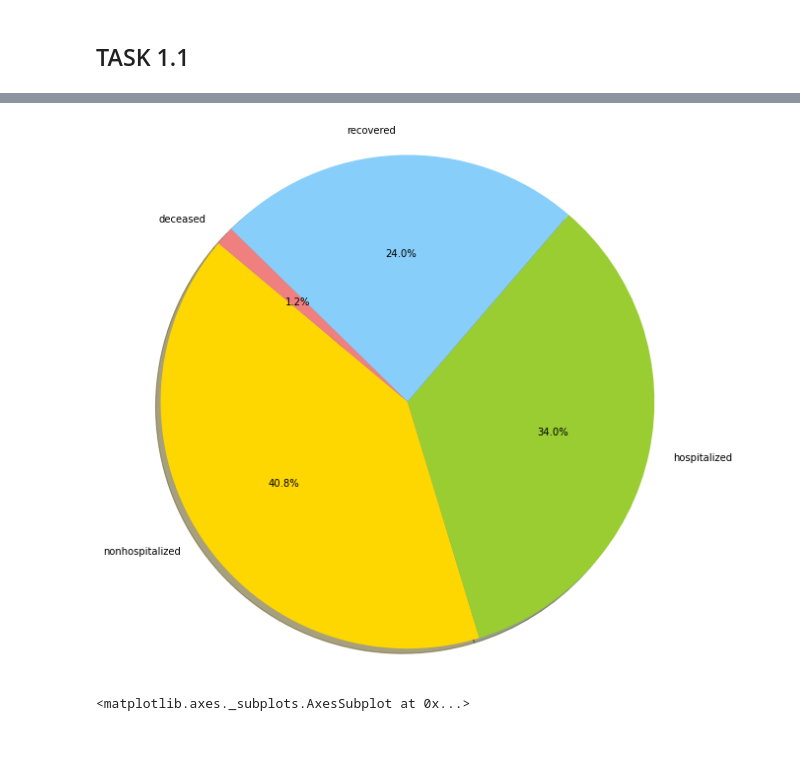
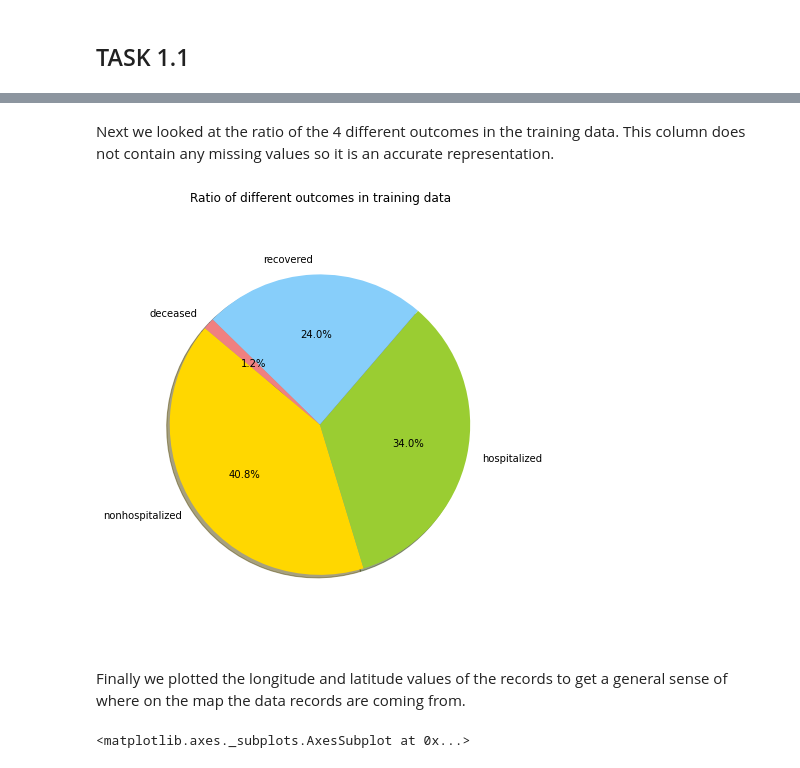
Before and after one commit to shaygrose/459Proj, a Jupyter notebook: src/eda.ipynb, the cells around one changed output, grey strips where cells are left out. Drawn from its saved outputs; the diff is of its cells as text; code cells hidden in the pictures; blank space fills up the shorter version.

```diff
--- a/src/eda.ipynb
+++ b/src/eda.ipynb
@@ -89,0 +109,20 @@ plt.show()
+# %%
+def convert_date_range(dates):
+    if "-" in dates:
+        beg, _ = dates.split("-")
+        return beg.strip()
+    else:
+        return dates
+
+# convert date ranges to single date
+train['date_confirmation'] = train['date_confirmation'].apply(
+    lambda x: convert_date_range(x) if isinstance(x, str) else x)
+test['date_confirmation'] = test['date_confirmation'].apply(
+    lambda x: convert_date_range(x) if isinstance(x, str) else x)
+
+
+# convert dates to proper datetime object for easier access of components (month, day etc.)
+train['date_confirmation'] = pd.to_datetime(
+    train['date_confirmation'], format='%d.%m.%Y')
+test['date_confirmation'] = pd.to_datetime(
+    test['date_confirmation'], format='%d.%m.%Y')
@@ -89,0 +131,20 @@ plt.show()
+# %%
+train['month'] = train['date_confirmation'].apply(lambda x: x.month)
+train['day'] = train['date_confirmation'].apply(lambda x: x.day)
+
+months = train.groupby(['month', 'day'])['country'].count().reset_index()
+
+fig, ax = plt.subplots()
+months['country'].plot(kind="line")
+ticks = [0, 30, 60, 90, 120, 150]
+ax.set_xticks(ticks)
+ax.set_xlabel("Month (in 2020)")
+ax.set_ylabel("Number of cases confirmed")
+ax.set_title("Number of confirmed cases worldwide over time")
+
+dic = { 0 : "January", 30 : "February", 60 : "March", 90 : "April", 120 : "May", 150 : "June"}
+labels = [ticks[i] if t not in dic.keys() else dic[t] for i,t in enumerate(ticks)]
+
+ax.set_xticklabels(labels)
+
+plt.show()
@@ -90,17 +153,22 @@ plt.show()
+# %% [markdown]
+Next we looked at the ratio of the 4 different outcomes in the training data. This column does not contain any missing values so it is an accurate representation.
 # %%
 outcome = train['outcome']
 outcome = outcome.value_counts()
 xlocs = [i for i in outcome.index]
 ylocs = [i for i in outcome]
-plt.figure(figsize=(10,10))
+plt.figure(figsize=(6,8))
 colors = ['gold', 'yellowgreen', 'lightskyblue', 'lightcoral']
 explode = (0, 0, 0, 0)
 plt.pie(ylocs, explode=explode, labels=xlocs, colors=colors,
 autopct='%1.1f%%', shadow=True, startangle=140)
+plt.title("Ratio of different outcomes in training data")
 plt.axis('equal')
 plt.show()
 # %% [output]
-[figure, old version]
+[figure, new version]
+# %% [markdown]
+Finally we plotted the longitude and latitude values of the records to get a general sense of where on the map the data records are coming from.
 # %%
 world = gpd.read_file(gpd.datasets.get_path('naturalearth_lowres'))
 base = world.plot(color='white', edgecolor='black', figsize=(25,50))
```
Also changed, not shown: parts of 28 cells of this notebook, 3 other files.
